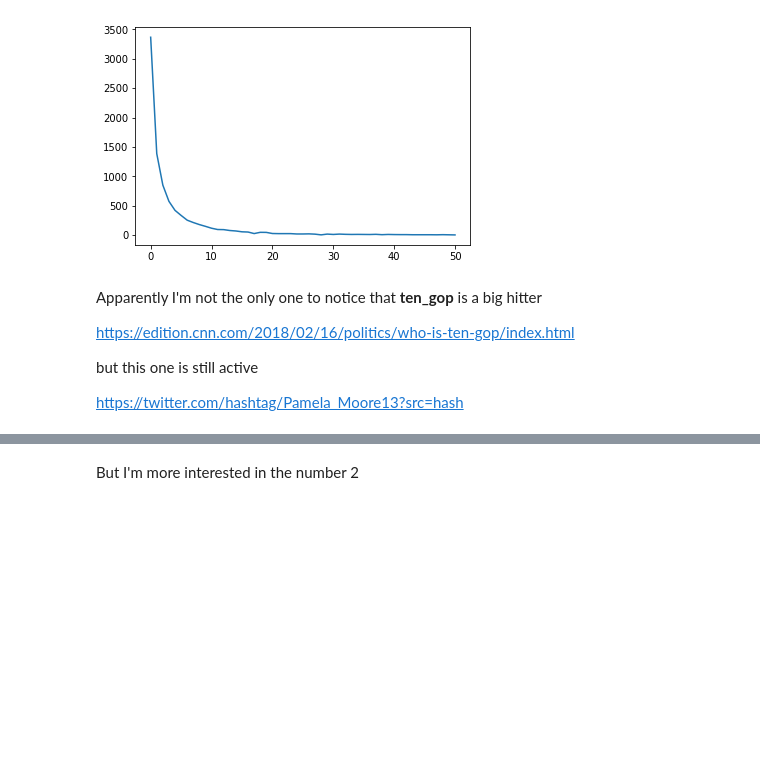
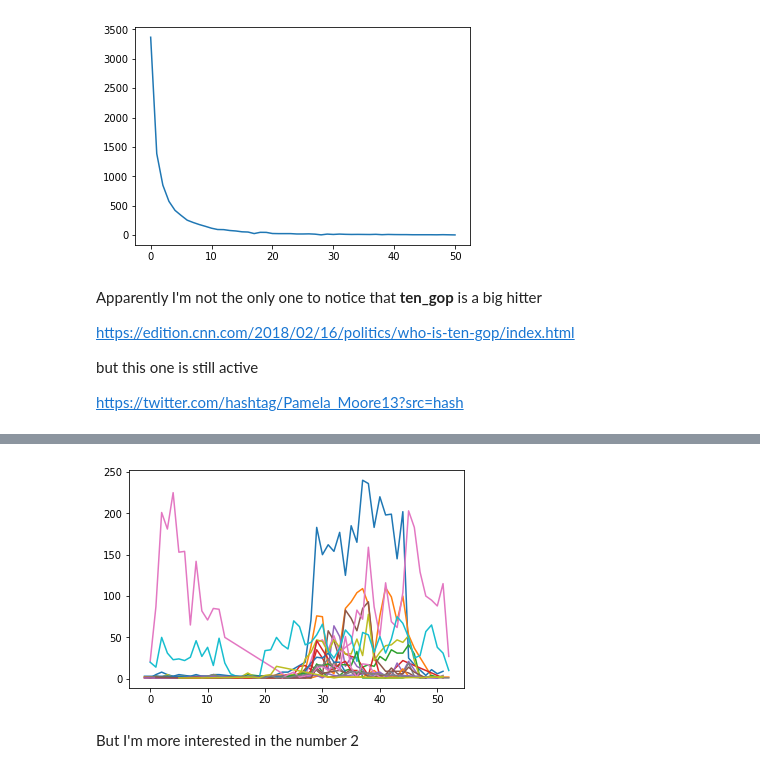
Before and after one commit to macbuse/Fake_Tweets, a Jupyter notebook: russian tweets.ipynb, the cells around one changed output, grey strips where cells are left out. Cells and saved outputs as stored; diff of their text form; code cells hidden in the pictures; blank space fills up the shorter version.

```diff
--- a/russian tweets.ipynb
+++ b/russian tweets.ipynb
@@ -492,3 +498,12 @@ top_tweets
+# %%
+for name in zip(*top_tweets)[0][:]:
+    rt_data = df[(df.twitter_screenname == name)]
+    cc = collections.Counter(rt_data.doy//7 ).items()
+    cc.sort()
+    XS,YS = zip(*cc)
+    plt.plot(XS,YS)
+# %% [output]
+[figure, added]
 # %% [markdown]
 But I'm more interested in the number 2
 # %%
```
Also changed, not shown: parts of 8 cells of this notebook.
